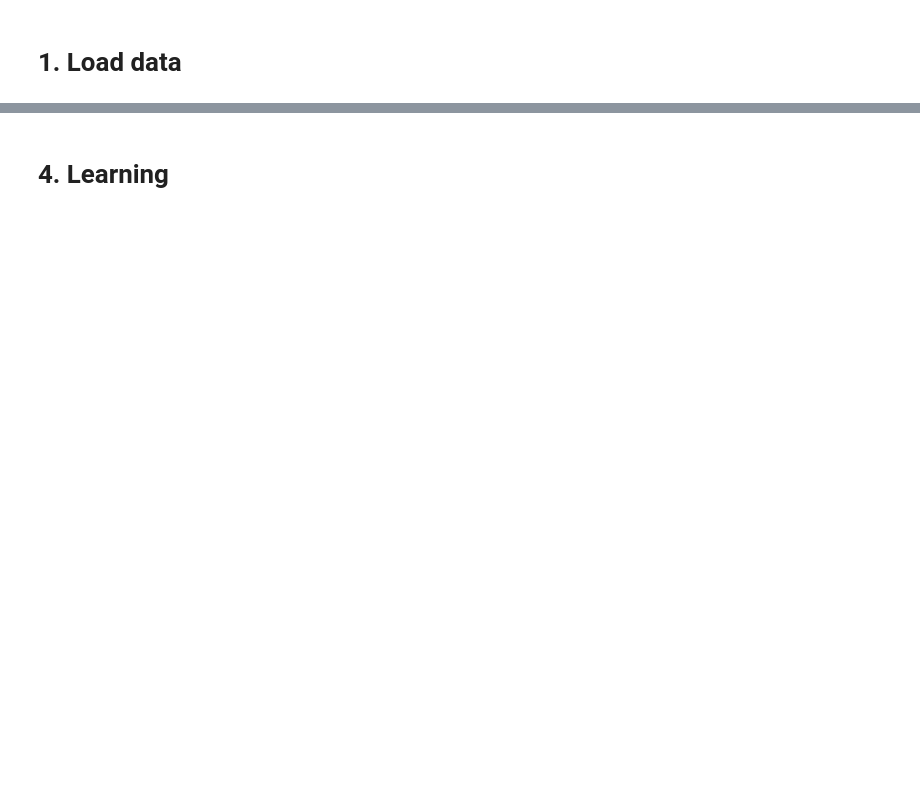
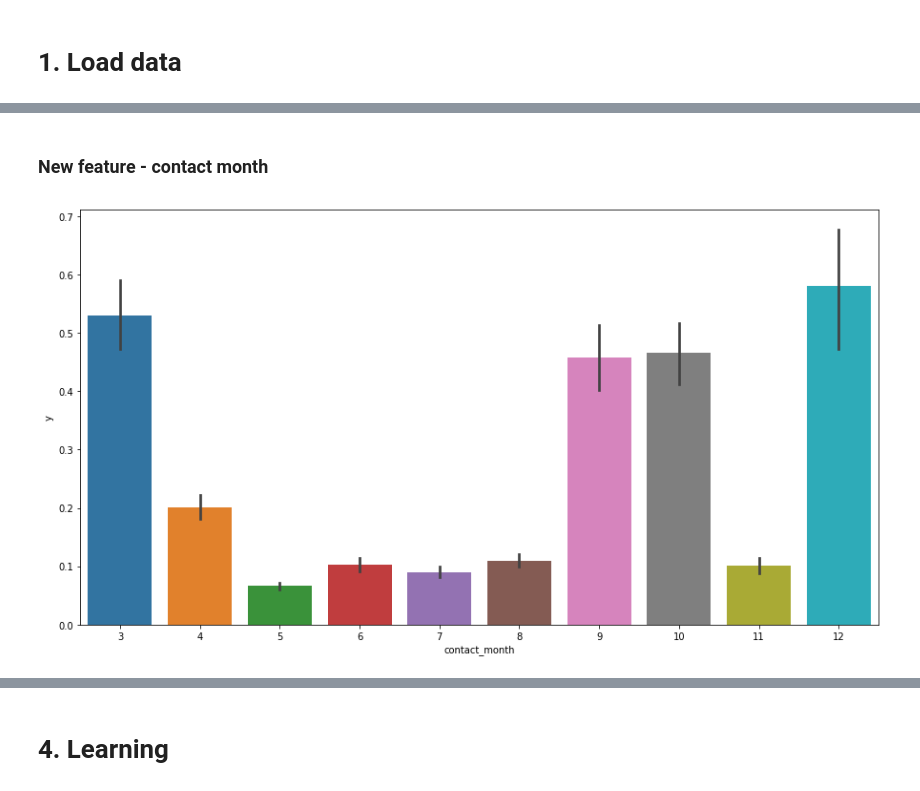
Before and after one commit to destruktiw/JNP3-1, a Jupyter notebook: Solution.ipynb, the cells around one changed output, grey strips where cells are left out. Drawn from its saved outputs; the diff is of its cells as text; code cells hidden in the pictures; blank space fills up the shorter version.

```diff
--- a/Solution.ipynb
+++ b/Solution.ipynb
@@ -188,0 +49,11 @@ dtype: object
+# %% [markdown]
+### New feature - contact month
+# %%
+df['contact_month'] = df['contact_date'].apply(lambda x: x.month)
+
+learn = df.loc[df['y'] != 'unknown'].copy()
+learn['y'] = learn['y'].astype('int64')
+sns.barplot(x='contact_month', y='y', data=learn)
+plt.show()
+# %% [output]
+[figure, added]
```
Also changed, not shown: parts of 61 cells of this notebook.
